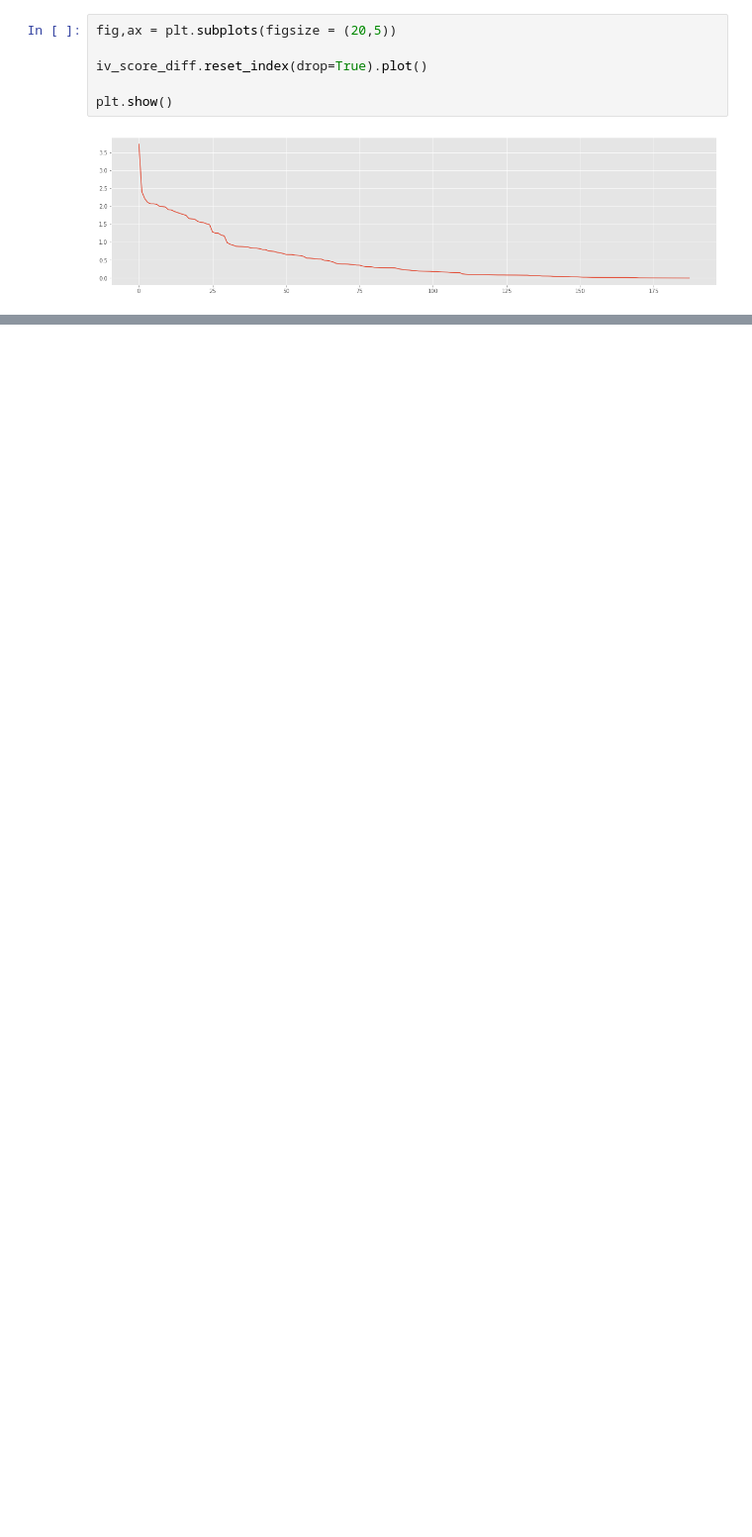
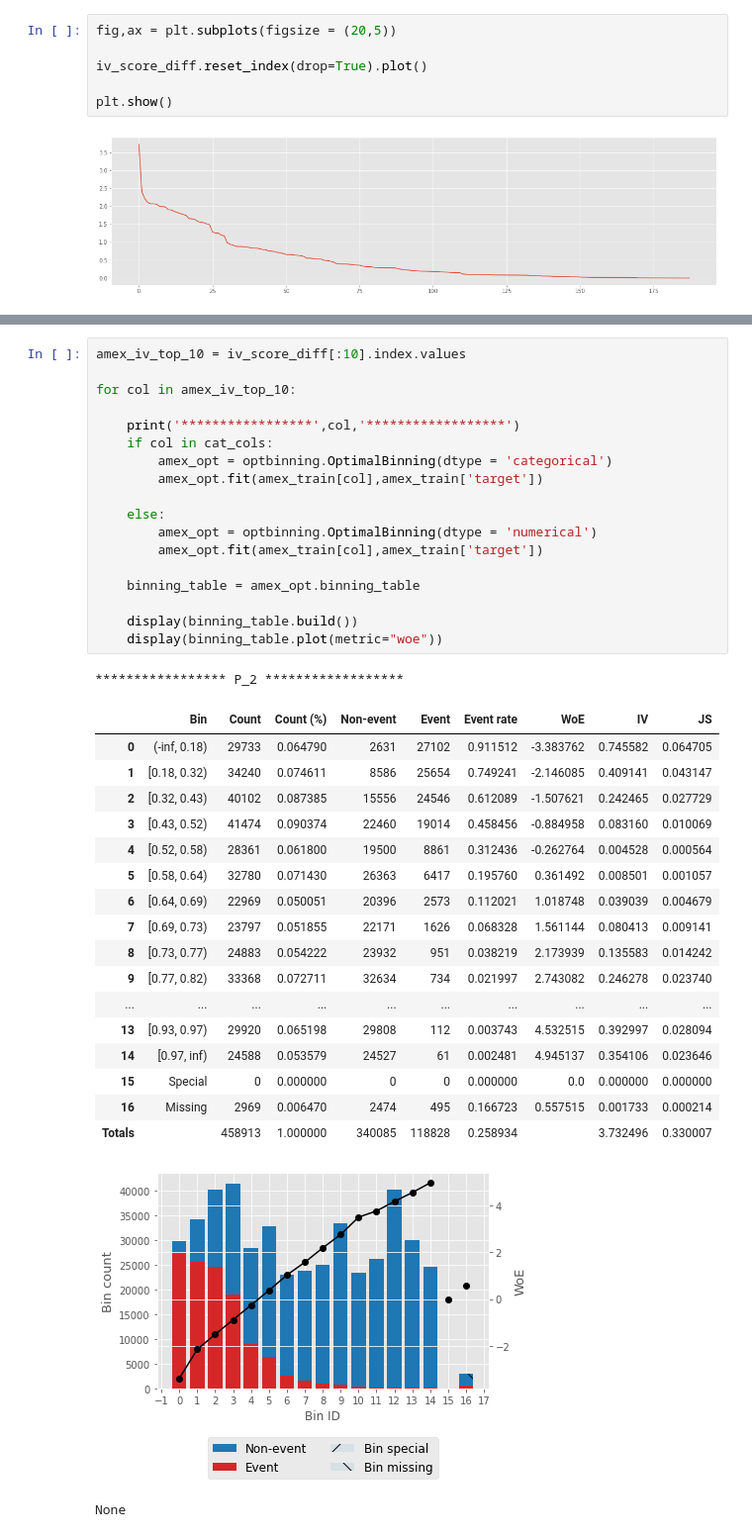
Before and after one commit to chaitsugale/AMEX-Default-PREDICTION, a Jupyter notebook: amex-default-prediction.ipynb, the cells around one changed output, grey strips where cells are left out. Shown at 99% size. Cells and saved outputs as stored; diff of their text form; blank space fills up the shorter version.

```diff
--- a/amex-default-prediction.ipynb
+++ b/amex-default-prediction.ipynb
@@ -291,0 +320,39 @@ plt.show()
+# %%
+amex_iv_top_10 = iv_score_diff[:10].index.values
+
+for col in amex_iv_top_10:
+
+    print('*****************',col,'******************')
+    if col in cat_cols:
+        amex_opt = optbinning.OptimalBinning(dtype = 'categorical')
+        amex_opt.fit(amex_train[col],amex_train['target'])
+
+    else:
+        amex_opt = optbinning.OptimalBinning(dtype = 'numerical')
+        amex_opt.fit(amex_train[col],amex_train['target'])
+
+    binning_table = amex_opt.binning_table
+
+    display(binning_table.build())
+    display(binning_table.plot(metric="woe"))
+# %% [output]
+***************** P_2 ******************
+|  | Bin | Count | Count (%) | Non-event | Event | Event rate | WoE | IV | JS |
+| 0 | (-inf, 0.18) | 29733 | 0.064790 | 2631 | 27102 | 0.911512 | -3.383762 | 0.745582 | 0.064705 |
+| 1 | [0.18, 0.32) | 34240 | 0.074611 | 8586 | 25654 | 0.749241 | -2.146085 | 0.409141 | 0.043147 |
+| 2 | [0.32, 0.43) | 40102 | 0.087385 | 15556 | 24546 | 0.612089 | -1.507621 | 0.242465 | 0.027729 |
+| 3 | [0.43, 0.52) | 41474 | 0.090374 | 22460 | 19014 | 0.458456 | -0.884958 | 0.083160 | 0.010069 |
+| 4 | [0.52, 0.58) | 28361 | 0.061800 | 19500 | 8861 | 0.312436 | -0.262764 | 0.004528 | 0.000564 |
+| 5 | [0.58, 0.64) | 32780 | 0.071430 | 26363 | 6417 | 0.195760 | 0.361492 | 0.008501 | 0.001057 |
+| 6 | [0.64, 0.69) | 22969 | 0.050051 | 20396 | 2573 | 0.112021 | 1.018748 | 0.039039 | 0.004679 |
+| 7 | [0.69, 0.73) | 23797 | 0.051855 | 22171 | 1626 | 0.068328 | 1.561144 | 0.080413 | 0.009141 |
+| 8 | [0.73, 0.77) | 24883 | 0.054222 | 23932 | 951 | 0.038219 | 2.173939 | 0.135583 | 0.014242 |
+| 9 | [0.77, 0.82) | 33368 | 0.072711 | 32634 | 734 | 0.021997 | 2.743082 | 0.246278 | 0.023740 |
+| ... | ... | ... | ... | ... | ... | ... | ... | ... | ... |
+| 13 | [0.93, 0.97) | 29920 | 0.065198 | 29808 | 112 | 0.003743 | 4.532515 | 0.392997 | 0.028094 |
+| 14 | [0.97, inf) | 24588 | 0.053579 | 24527 | 61 | 0.002481 | 4.945137 | 0.354106 | 0.023646 |
+| 15 | Special | 0 | 0.000000 | 0 | 0 | 0.000000 | 0.0 | 0.000000 | 0.000000 |
+| 16 | Missing | 2969 | 0.006470 | 2474 | 495 | 0.166723 | 0.557515 | 0.001733 | 0.000214 |
+| Totals |  | 458913 | 1.000000 | 340085 | 118828 | 0.258934 |  | 3.732496 | 0.330007 |
+[figure, added]
+None
```
Also changed, not shown: parts of 8 cells of this notebook.
